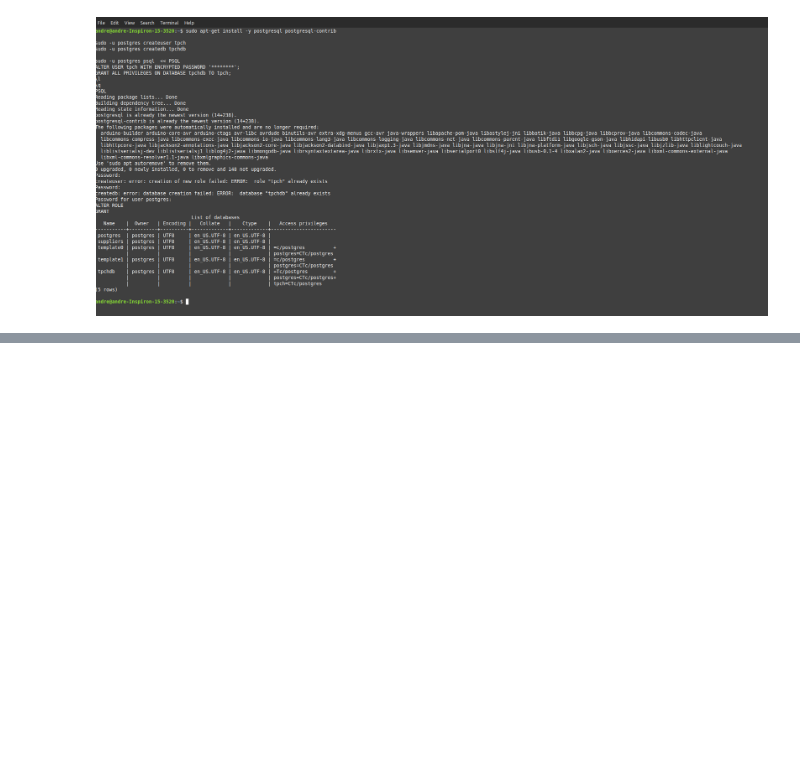
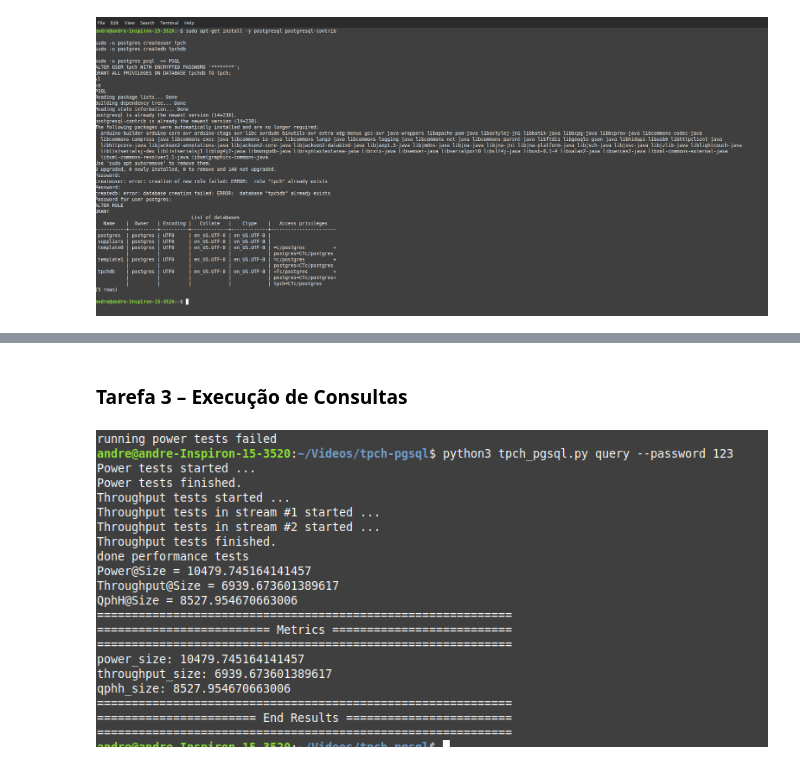
Before and after one commit to capi2/Trab3-BD2024.2, a Jupyter notebook: TP3-BD1-2024-2.ipynb, the cells around one changed output, grey strips where cells are left out. Saved outputs shown, nothing was run; the diff lists cells and outputs as text; code cells hidden in the pictures; blank space fills up the shorter version.

```diff
--- a/TP3-BD1-2024-2.ipynb
+++ b/TP3-BD1-2024-2.ipynb
@@ -25,0 +30,6 @@ Image(filename = 'imagens/scripts geracao 2.png')
+# %% [markdown]
+### Tarefa 3 – Execução de Consultas
+# %%
+Image(filename='imagens/execucao.png')
+# %% [output]
+[figure, added]
```
Also changed, not shown: parts of 14 cells of this notebook, 7 other files.
